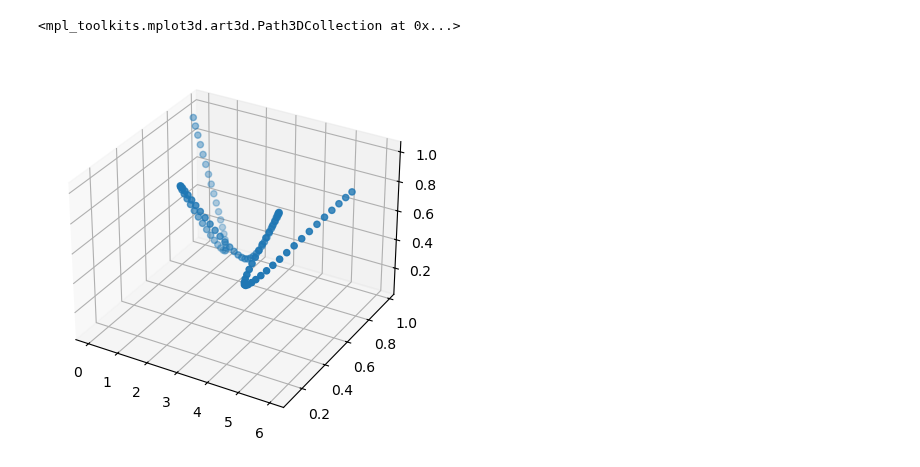
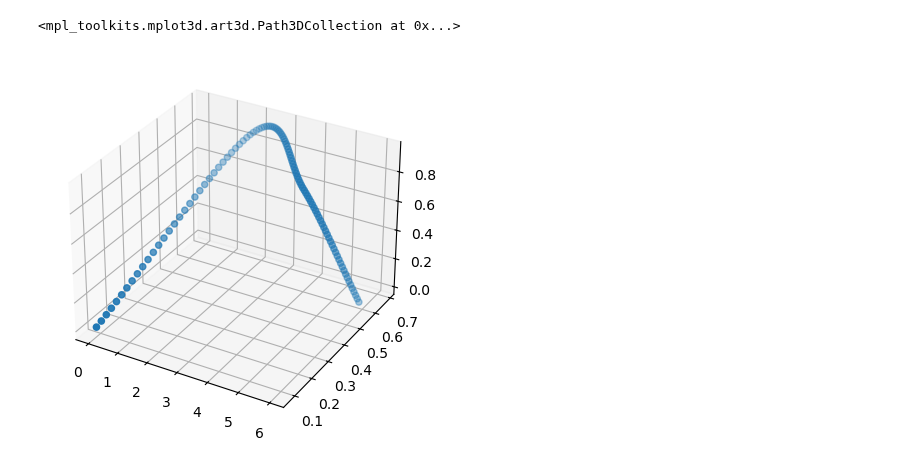
Before and after one commit to ZYCRC/Simulation-learing, a Jupyter notebook: PBD_peel/torch_spline_test.ipynb, the cells around one changed output. Saved outputs shown, nothing was run; the diff lists cells and outputs as text; code cells hidden in the pictures.

```diff
--- a/PBD_peel/torch_spline_test.ipynb
+++ b/PBD_peel/torch_spline_test.ipynb
@@ -68,18 +68,18 @@ def integ(x, y, xs):
   return integ_func(x,y)(xs)
 # %%
 import matplotlib.pyplot as plt # for plotting
-x = torch.linspace(0, 6, 7)
-y = torch.rand(7)
-z = torch.rand(7)
-u = torch.linspace(0, 1, 7)
+x = torch.linspace(0, 6, 4)
+y = torch.rand(4)
+z = torch.rand(4)
+u = torch.linspace(0, 1, 4)
 us = torch.linspace(0, 1, 101)
 xs = interp(u, x, us)
 ys = interp(u, y, us)
 zs = interp(u, z, us)
 xyzs = torch.stack((xs, ys, zs))
 ax = plt.figure().add_subplot(projection='3d')
 ax.scatter(xs, ys, zs)
 # %% [output]
 <mpl_toolkits.mplot3d.art3d.Path3DCollection at 0x...>
-[figure, old version]
+[figure, new version]
 # %%
```
Also changed, not shown: parts of 8 cells of this notebook, 3 other files.
